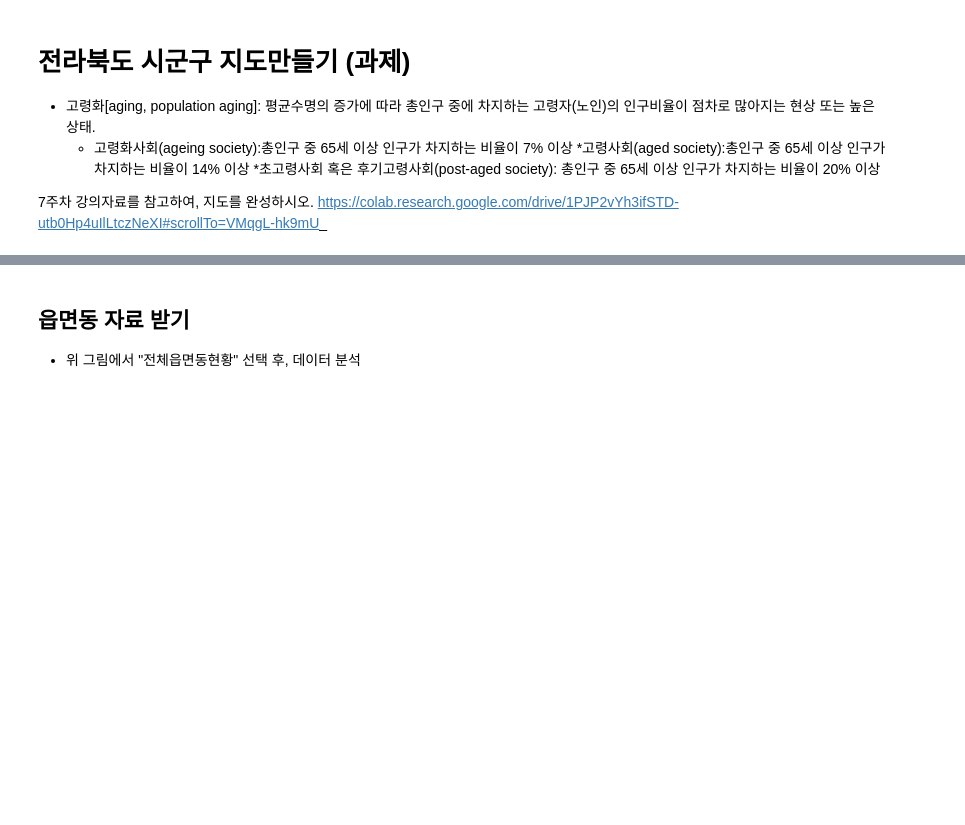
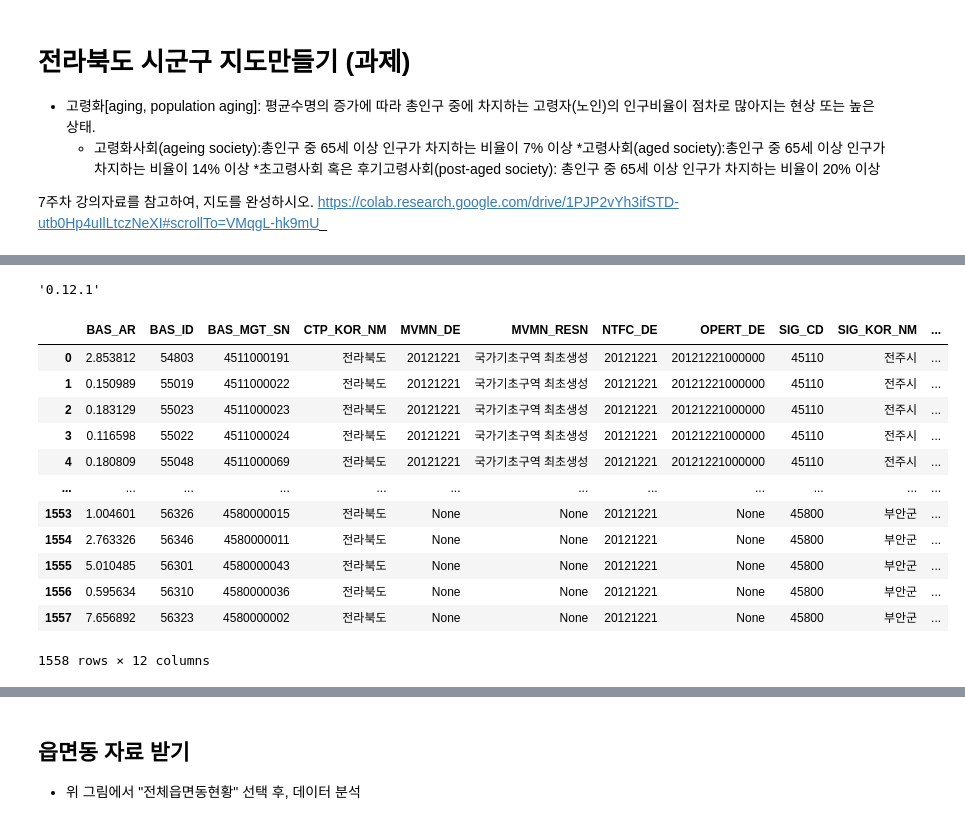
Before and after one commit to ffe4el/2022-2-Datascience, a Jupyter notebook: 데싸_과제08_김솔아_202116266.ipynb, the cells around one changed output, grey strips where cells are left out. Saved outputs shown, nothing was run; the diff lists cells and outputs as text; code cells hidden in the pictures; blank space fills up the shorter version.

```diff
--- a/데싸_과제08_김솔아_202116266.ipynb
+++ b/데싸_과제08_김솔아_202116266.ipynb
@@ -265,0 +403,27 @@ https://colab.research.google.com/drive/1PJP2vYh3ifSTD-utb0Hp4uIlLtczNeXI#scroll
+# %%
+import matplotlib as mpl
+import geopandas as gpd
+import matplotlib.pyplot as plt
+
+gpd.__version__
+# %% [output]
+'0.12.1'
+# %%
+jb = gpd.read_file("TL_KODIS_BAS_JB.zip", encoding='euckr')
+
+jb['KOR_NM']=jb['CTP_KOR_NM']+str(" ")+jb['SIG_KOR_NM']+str(" ")
+jb
+# %% [output]
+|  | BAS_AR | BAS_ID | BAS_MGT_SN | CTP_KOR_NM | MVMN_DE | MVMN_RESN | NTFC_DE | OPERT_DE | SIG_CD | SIG_KOR_NM | ... |
+| 0 | 2.853812 | 54803 | 4511000191 | 전라북도 | 20121221 | 국가기초구역 최초생성 | 20121221 | 20121221000000 | 45110 | 전주시 | ... |
+| 1 | 0.150989 | 55019 | 4511000022 | 전라북도 | 20121221 | 국가기초구역 최초생성 | 20121221 | 20121221000000 | 45110 | 전주시 | ... |
+| 2 | 0.183129 | 55023 | 4511000023 | 전라북도 | 20121221 | 국가기초구역 최초생성 | 20121221 | 20121221000000 | 45110 | 전주시 | ... |
+| 3 | 0.116598 | 55022 | 4511000024 | 전라북도 | 20121221 | 국가기초구역 최초생성 | 20121221 | 20121221000000 | 45110 | 전주시 | ... |
+| 4 | 0.180809 | 55048 | 4511000069 | 전라북도 | 20121221 | 국가기초구역 최초생성 | 20121221 | 20121221000000 | 45110 | 전주시 | ... |
+| ... | ... | ... | ... | ... | ... | ... | ... | ... | ... | ... | ... |
+| 1553 | 1.004601 | 56326 | 4580000015 | 전라북도 | None | None | 20121221 | None | 45800 | 부안군 | ... |
+| 1554 | 2.763326 | 56346 | 4580000011 | 전라북도 | None | None | 20121221 | None | 45800 | 부안군 | ... |
+| 1555 | 5.010485 | 56301 | 4580000043 | 전라북도 | None | None | 20121221 | None | 45800 | 부안군 | ... |
+| 1556 | 0.595634 | 56310 | 4580000036 | 전라북도 | None | None | 20121221 | None | 45800 | 부안군 | ... |
+| 1557 | 7.656892 | 56323 | 4580000002 | 전라북도 | None | None | 20121221 | None | 45800 | 부안군 | ... |
+1558 rows × 12 columns
```
Also changed, not shown: parts of 28 cells of this notebook, 3 other files.
